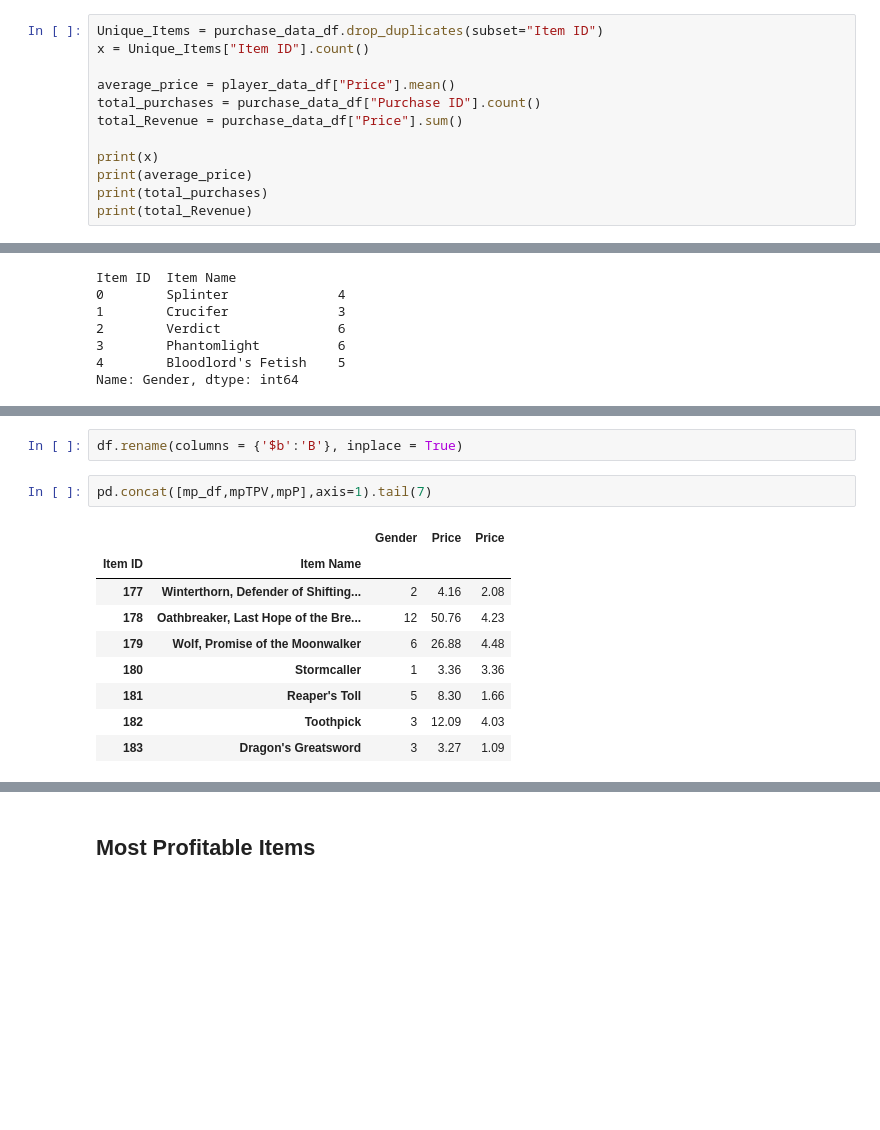
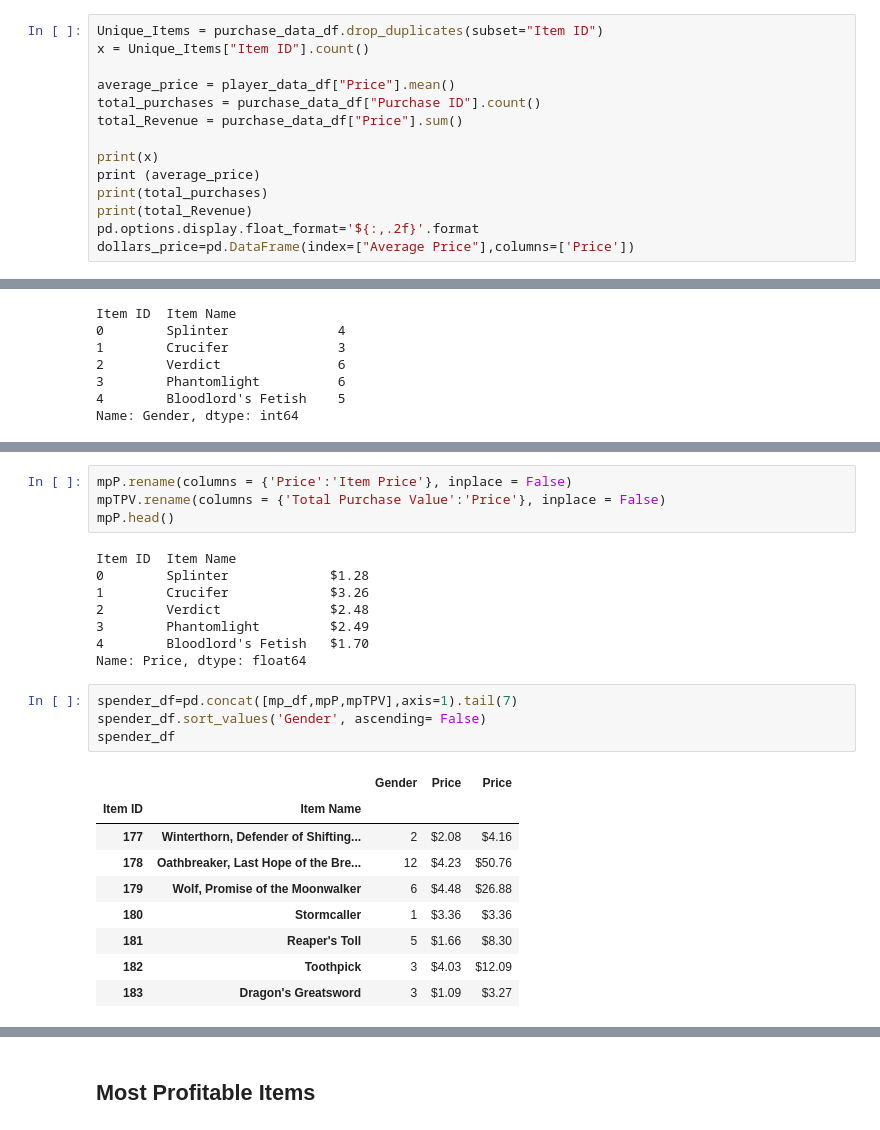
Before and after one commit to Lydilydz/Samuel_Bootcamphw, a Jupyter notebook: Homework4 Pandas/HeroesOfPymoli_starter.ipynb, the cells around one changed output, grey strips where cells are left out. Cells and saved outputs as stored; diff of their text form; blank space fills up the shorter version.

```diff
--- a/Homework4 Pandas/HeroesOfPymoli_starter.ipynb
+++ b/Homework4 Pandas/HeroesOfPymoli_starter.ipynb
@@ -83,9 +83,11 @@ total_purchases = purchase_data_df["Purchase ID"].count()
 total_Revenue = purchase_data_df["Price"].sum()
 
 print(x)
-print(average_price)
+print (average_price)
 print(total_purchases)
 print(total_Revenue)
+pd.options.display.float_format='${:,.2f}'.format
+dollars_price=pd.DataFrame(index=["Average Price"],columns=['Price'])
 # %% [output]
 183
 3.0705729166666647
@@ -441,16 +432,28 @@ Item ID  Item Name
 Name: Price, dtype: float64
-# %%
-df.rename(columns = {'$b':'B'}, inplace = True)
+# %%
+mpP.rename(columns = {'Price':'Item Price'}, inplace = False)
+mpTPV.rename(columns = {'Total Purchase Value':'Price'}, inplace = False)
+mpP.head()
+# %% [output]
+Item ID  Item Name
+0        Splinter             $1.28
+1        Crucifer             $3.26
+2        Verdict              $2.48
+3        Phantomlight         $2.49
+4        Bloodlord's Fetish   $1.70
+Name: Price, dtype: float64
 # %%
-pd.concat([mp_df,mpTPV,mpP],axis=1).tail(7)
+spender_df=pd.concat([mp_df,mpP,mpTPV],axis=1).tail(7)
+spender_df.sort_values('Gender', ascending= False)
+spender_df
 # %% [output]
 |  |  | Gender | Price | Price |
 | Item ID | Item Name |  |  |  |
-| 177 | Winterthorn, Defender of Shifting... | 2 | 4.16 | 2.08 |
-| 178 | Oathbreaker, Last Hope of the Bre... | 12 | 50.76 | 4.23 |
-| 179 | Wolf, Promise of the Moonwalker | 6 | 26.88 | 4.48 |
-| 180 | Stormcaller | 1 | 3.36 | 3.36 |
-| 181 | Reaper's Toll | 5 | 8.30 | 1.66 |
-| 182 | Toothpick | 3 | 12.09 | 4.03 |
-| 183 | Dragon's Greatsword | 3 | 3.27 | 1.09 |
+| 177 | Winterthorn, Defender of Shifting... | 2 | $2.08 | $4.16 |
+| 178 | Oathbreaker, Last Hope of the Bre... | 12 | $4.23 | $50.76 |
+| 179 | Wolf, Promise of the Moonwalker | 6 | $4.48 | $26.88 |
+| 180 | Stormcaller | 1 | $3.36 | $3.36 |
+| 181 | Reaper's Toll | 5 | $1.66 | $8.30 |
+| 182 | Toothpick | 3 | $4.03 | $12.09 |
+| 183 | Dragon's Greatsword | 3 | $1.09 | $3.27 |
 # %%
```
Also changed, not shown: parts of 21 cells of this notebook.
